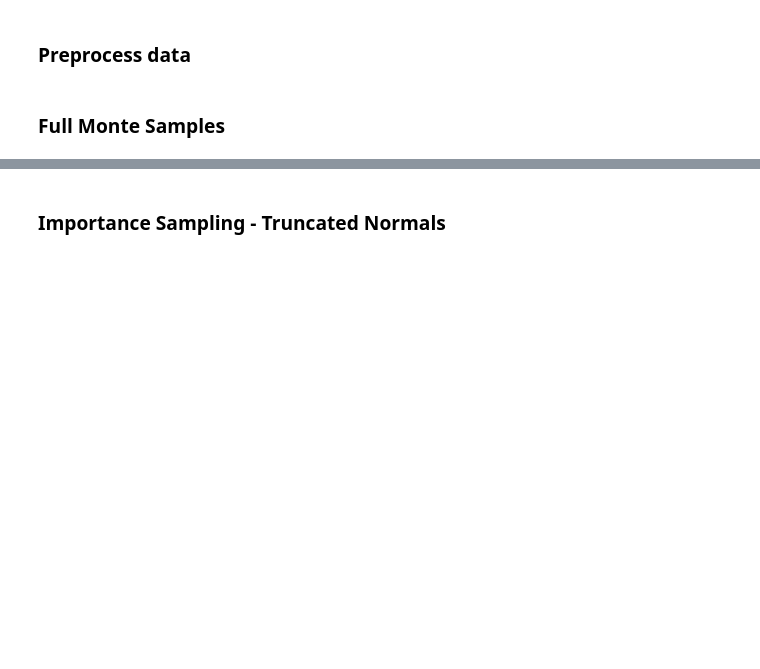
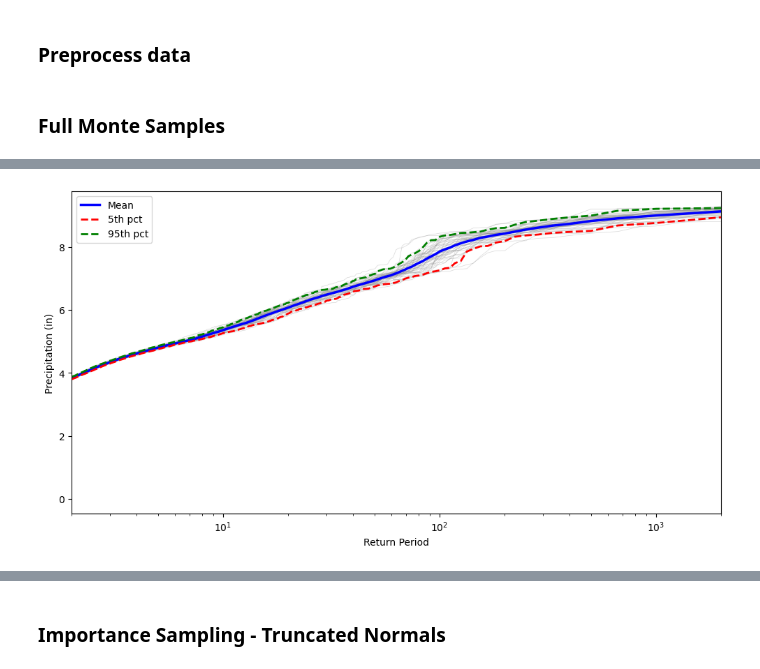
Before and after one commit to fema-ffrd/Importance-Sampling-for-SST, a Jupyter notebook: notebooks/Trinity.ipynb, the cells around one changed output, grey strips where cells are left out. Saved outputs shown, nothing was run; the diff lists cells and outputs as text; code cells hidden in the pictures; blank space fills up the shorter version.

Commit message:
Update exc prb for each block

```diff
--- a/notebooks/Trinity.ipynb
+++ b/notebooks/Trinity.ipynb
@@ -45,2 +45,48 @@ plt.show()
 # %%
 fullmonte_depths = StormDepthProcessor(watershed).run(fullmonte_samples, n_jobs=-1)
+# %%
+# Sort within each rep and compute return period
+df_sorted = (
+   fullmonte_depths
+   .sort_values(["rep", "precip_avg_mm"], ascending=[True, False])
+   .reset_index(drop=True)
+   .copy()
+)
+# Compute return_period within each rep group
+df_sorted["return_period"] = (
+   df_sorted
+   .groupby("rep", group_keys=False)
+   .apply(lambda g: 1 / (1 - np.exp(-10 * g["exc_prb"])))
+)
+df_sorted["precip_avg_mm"] = df_sorted["precip_avg_mm"]/25.4
+# %%
+# assumes df_sorted has columns: rep, return_period, precip_avg_mm
+fig, ax = plt.subplots(figsize=(12,6))
+# plot each rep as a thin line
+for rep, g in df_sorted.groupby("rep"):
+   ax.plot(g["return_period"], g["precip_avg_mm"],
+           color='gray', alpha=0.3, linewidth=0.5)
+# compute mean, 5th, 95th across reps for each return_period
+summary = (
+   df_sorted.groupby("return_period")["precip_avg_mm"]
+   .agg(mean='mean', p5=lambda x: np.percentile(x,5),
+        p95=lambda x: np.percentile(x,95))
+   .reset_index()
+)
+# plot mean as thick solid line
+ax.plot(summary["return_period"], summary["mean"],
+       color='blue', linewidth=2.5, label='Mean')
+# plot 5th and 95th as dashed thick lines
+ax.plot(summary["return_period"], summary["p5"],
+       color='red', linewidth=2, linestyle='--', label='5th pct')
+ax.plot(summary["return_period"], summary["p95"],
+       color='green', linewidth=2, linestyle='--', label='95th pct')
+ax.set_xlabel('Return Period')
+ax.set_xscale('log')
+ax.set_xlim(2, 2000)
+#ax.set_ylim(3, 10)
+ax.set_ylabel('Precipitation (in)')
+ax.legend()
+plt.show()
+# %% [output]
+[figure, added]
```
Also changed, not shown: parts of 4 cells of this notebook, 2 other files.
